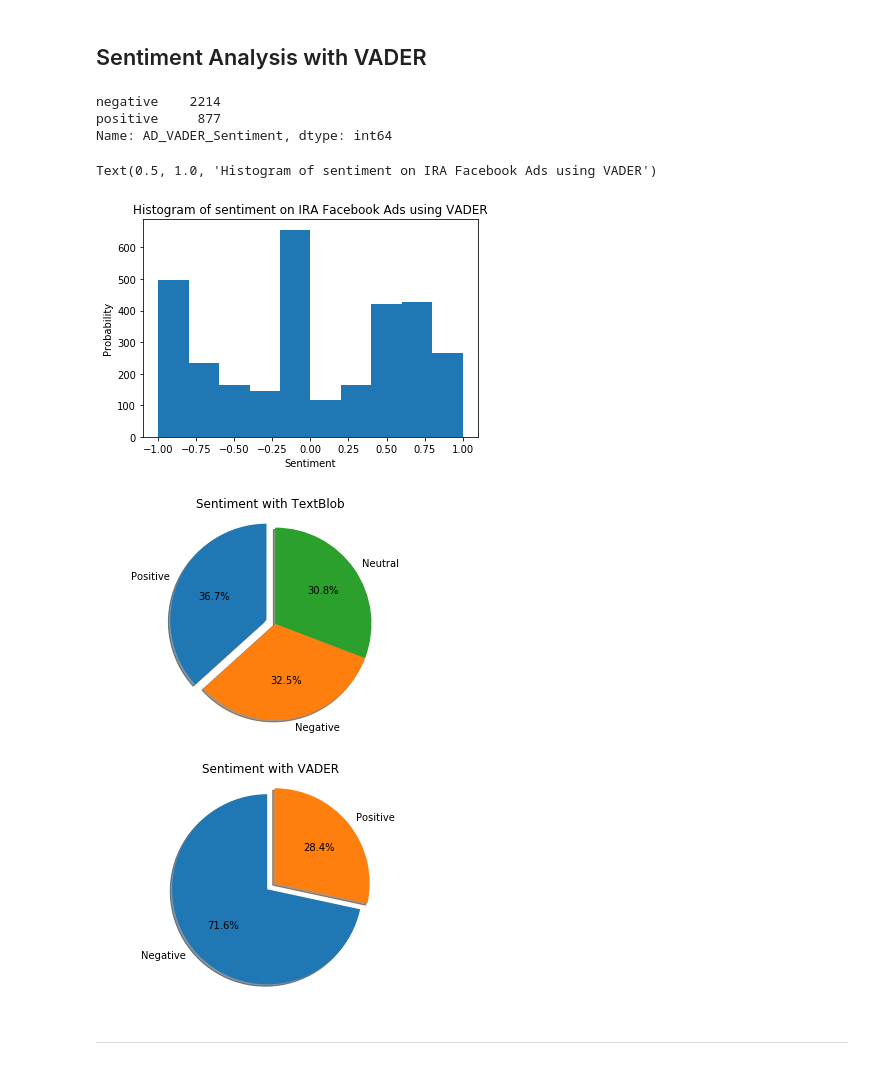
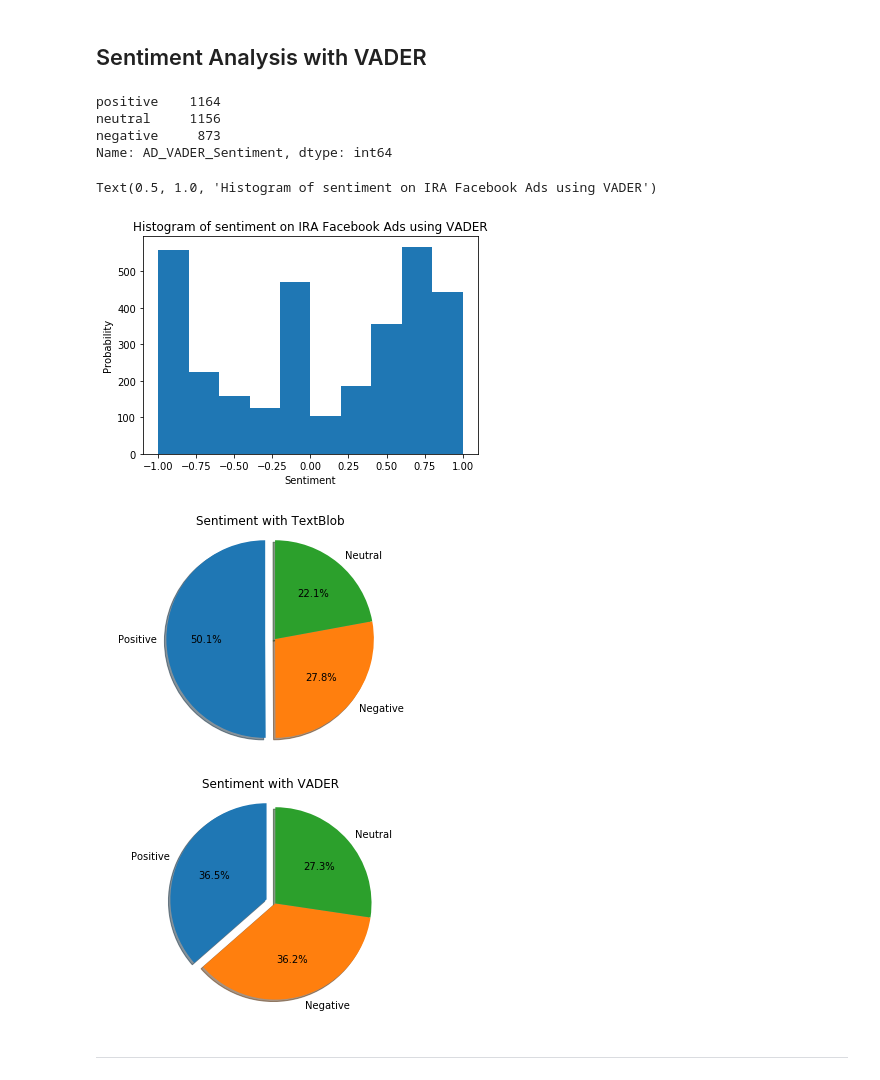
Before and after one commit to JulianJ1/IRA_Facebook_Ads, a Jupyter notebook: Scripts/sentiment_analysis.ipynb, the cells around one changed output. Saved outputs shown, nothing was run; the diff lists cells and outputs as text; code cells hidden in the pictures.

```diff
--- a/Scripts/sentiment_analysis.ipynb
+++ b/Scripts/sentiment_analysis.ipynb
@@ -101,11 +101,11 @@ Name: AD_TEXT, Length: 3517, dtype: object
 ### Add column with word count
 # %%
 ira_data['WORD_COUNT'] = ira_data['AD_TEXT'].apply(lambda x: len(str(x).split(" ")))
-ira_data = ira_data[ira_data['WORD_COUNT'] > 5]
+ira_data = ira_data[ira_data['WORD_COUNT'] > 4]
 # %% [markdown]
 ### Removal of words with less than 5 characters
 # %%
-ira_data['AD_TEXT'] = ira_data['AD_TEXT'].apply(lambda x: ' '.join([w for w in str(x).split() if len(w)>4]))
+# ira_data['AD_TEXT'] = ira_data['AD_TEXT'].apply(lambda x: ' '.join([w for w in str(x).split() if len(w)>4]))
 # %% [markdown]
 ### Stemming
 removal of suffices, like “ing”, “ly”, “s”, etc.
@@ -157,7 +157,7 @@ Name: AD_TEXT, Length: 3091, dtype: object
 ### Lowercase
 # %%
 ira_data['AD_CLEANED_TEXT']=ira_data['AD_TEXT'].str.replace('[^\w\s]','')
-ira_data['AD_CLEANED_TEXT']=ira_data['AD_TEXT'].str.replace("[^a-zA-Z#]", " ")
+ira_data['AD_CLEANED_TEXT']=ira_data['AD_CLEANED_TEXT'].str.replace("[^a-zA-Z#]", " ")
 # %%
 ira_data['AD_CLEANED_TEXT'] = ira_data['AD_CLEANED_TEXT'].apply(lambda x: " ".join(x.lower() for x in str(x).split()))
 # %% [markdown]
@@ -221,11 +221,12 @@ Text(0.5, 1.0, 'Histogram of subjectivity on IRA Facebook Ads')
 # %%
 analyzer = sid()
 ira_data['AD_VADER_POLARITY']=ira_data['AD_TEXT'].apply(lambda x: analyzer.polarity_scores(x)['compound'])
-ira_data['AD_VADER_Sentiment'] = ira_data['AD_VADER_POLARITY'].apply(lambda x: 'positive' if x>=0.5 else ('negative' if x <= -0.5 else 'negative'))
+ira_data['AD_VADER_Sentiment'] = ira_data['AD_VADER_POLARITY'].apply(lambda x: 'positive' if x>=0.5 else ('negative' if x <= -0.5 else 'neutral'))
 ira_data['AD_VADER_Sentiment'].value_counts()
 # %% [output]
-negative    2214
-positive     877
+positive    1164
+neutral     1156
+negative     873
 Name: AD_VADER_Sentiment, dtype: int64
 # %%
 plt.hist(ira_data['AD_VADER_POLARITY'], histtype='bar')
@@ -234,27 +235,27 @@ plt.ylabel('Probability')
 plt.title('Histogram of sentiment on IRA Facebook Ads using VADER')
 # %% [output]
 Text(0.5, 1.0, 'Histogram of sentiment on IRA Facebook Ads using VADER')
-[figure, old version]
+[figure, new version]
 # %%
+# TODO Change colour of pos and neg so that they are the same
+
 fig1, ax1 = plt.subplots()
 explode = (0.1, 0, 0)
 labels='Positive', 'Negative', 'Neutral'
 ax1.pie(ira_data['AD_TextBlob_Sentiment'].value_counts(), labels=labels, explode=explode, autopct='%1.1f%%',
         shadow=True, startangle=90)
 ax1.axis('equal')
 plt.title('Sentiment with TextBlob')
-
-labels2 = 'Negative', 'Positive'
 fig2, ax2 = plt.subplots()
-ax2.pie(ira_data['AD_VADER_Sentiment'].value_counts(), explode=(0.1, 0), labels=labels2, autopct='%1.1f%%',
+ax2.pie(ira_data['AD_VADER_Sentiment'].value_counts(), explode=explode, labels=labels, autopct='%1.1f%%',
         shadow=True, startangle=90)
 ax2.axis('equal')
 plt.title('Sentiment with VADER')
 
 plt.show()
 # %% [output]
-[figure, old version]
+[figure, new version]
-[figure, old version]
+[figure, new version]
 # %% [markdown]
 * * * * * * * * * *
 # %%
```
Also changed, not shown: parts of 11 cells of this notebook, 1 other file.
